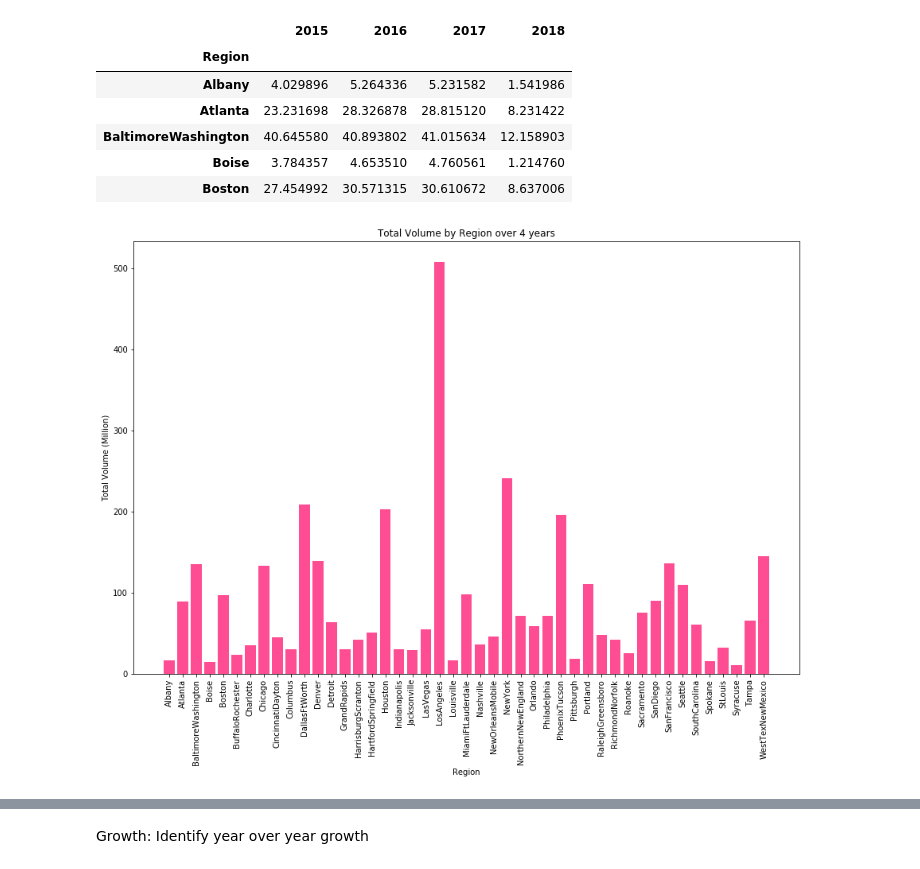
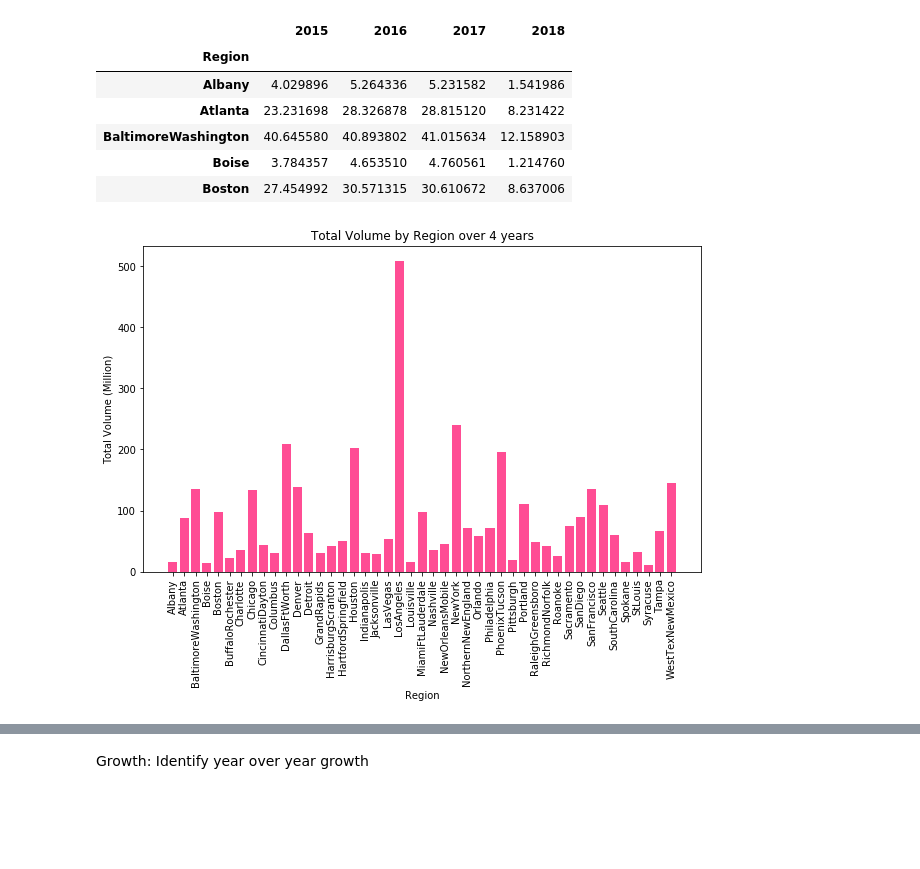
Before and after one commit to busy0312/Porject-1_-Team5, a Jupyter notebook: copy of data analysis.ipynb, the cells around one changed output, grey strips where cells are left out. Drawn from its saved outputs; the diff is of its cells as text; code cells hidden in the pictures; blank space fills up the shorter version.

```diff
--- a/copy of data analysis.ipynb
+++ b/copy of data analysis.ipynb
@@ -16,7 +16,7 @@ file_to_load = "output_data/cleaned_avo.csv"
 
 # Read Avocado File and store into Pandas data frame
 avocado_data = pd.read_csv(file_to_load)
-
+avocado_data=avocado_data.drop(columns='Unnamed: 0',axis=1)
 # Preview of the DataFrame
 avocado_data.head()
 # %% [output]
@@ -123,22 +123,22 @@ Without_8.head()
 # %%
 # Region (no top 8) by sales volume - all years
 Without_8=totalvol_sum.drop(['California','GreatLakes','Midsouth','Northeast','Plains','SouthCentral','Southeast','West'])
 Without_8['Total']=''
 sum_column = Without_8["2015"] + Without_8["2016"]+Without_8["2017"]+Without_8["2018"]
 Without_8['Total']=sum_column
 
 x_axis = np.arange(len(Without_8))
-plt.figure(figsize=(15,10))
+plt.figure(figsize=(10,6))
 tick_locations = [value for value in x_axis]
 plt.bar(x_axis,Without_8['Total'], color="#ff4d94")
 plt.title('Total Volume by Region over 4 years')
 plt.xlabel('Region')
 plt.ylabel('Total Volume (Million)')
 plt.xticks(tick_locations, Without_8.index,rotation='vertical')
-plt.savefig('Bar_Totalvol_Region')
+plt.savefig('Bar_Totalvol_Region',bbox_inches='tight')
 plt.show()
 # %% [output]
-[figure, old version]
+[figure, new version]
 # %%
 # Top 8 by year
 top8=totalvol_sum.loc[['California','GreatLakes','Midsouth','Northeast','Plains','SouthCentral','Southeast','West']]
```
Also changed, not shown: parts of 8 cells of this notebook, 11 other files.
